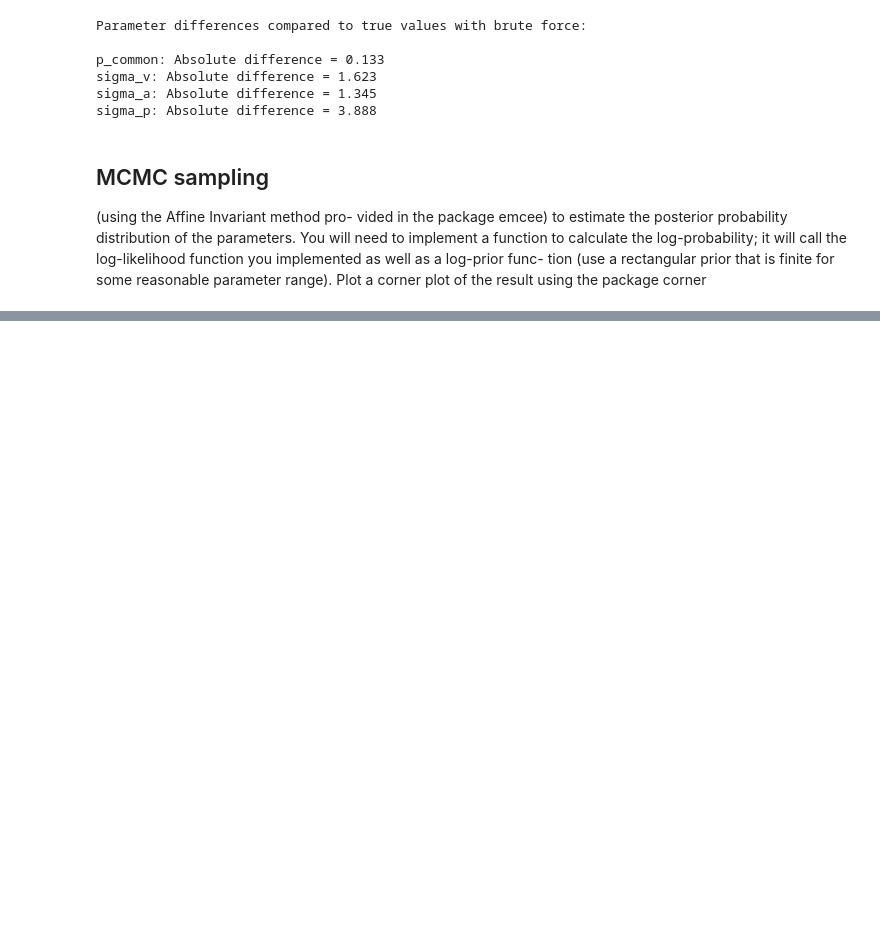
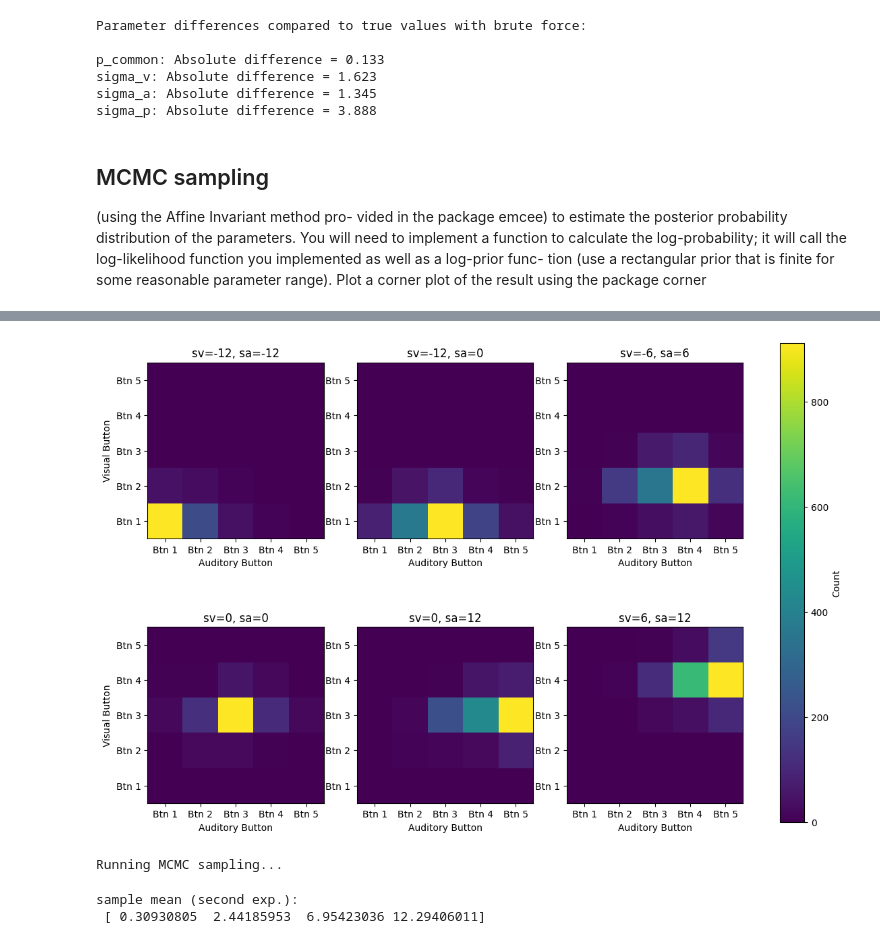
Before and after one commit to Anina2407/Causal-Inference-in-Multisensory-Perception, a Jupyter notebook: msi_anina.ipynb, the cells around one changed output, grey strips where cells are left out. Saved outputs shown, nothing was run; the diff lists cells and outputs as text; code cells hidden in the pictures; blank space fills up the shorter version.

```diff
--- a/msi_anina.ipynb
+++ b/msi_anina.ipynb
@@ -1133,0 +1182,27 @@ $\displaystyle \text{Posterior Mean (MCMC) - } \sigma_a = 4.391$
+# %%
+#Parameters for subject 1 and subject 2
+trial_number = 1000
+params_subj1 = dict(p_common=0.3, sigma_v=2.1, sigma_a=9, sigma_p=12, mu_p=0)
+params_subj2 = dict(p_common=0.3, sigma_v=2.1, sigma_a=2, sigma_p=12, mu_p=0)
+
+hist1 = make_button_presses(trial_number, **params_subj1)
+hist2 = make_button_presses(trial_number, **params_subj2)
+
+# Combine the histograms by summing counts for each (sv, sa) key
+combined_hist = {}
+for key in hist1.keys():
+    combined_hist[key] = hist1[key] + hist2[key]
+
+selected_pairs = [(-12, -12), (-12, 0), (-6, 6), (0, 0), (0, 12), (6, 12)]
+plot_histograms_subplots(combined_hist, selected_pairs, normalize=False)
+# %% [output]
+[figure, added]
+# %%
+samples_2, sampler_2 = MCMC_sampler(log_posterior=log_posterior, data_exp=combined_hist)
+np.savez('MCMC_sample_2.npz', samples=samples)
+samples_2_mean = np.mean(samples_2,axis=0)
+print('sample mean (second exp.):\n', samples_2_mean)
+# %% [output]
+Running MCMC sampling...
+sample mean (second exp.):
+ [ 0.30930805  2.44185953  6.95423036 12.29406011]
```
Also changed, not shown: parts of 10 cells of this notebook, 1 other file.
